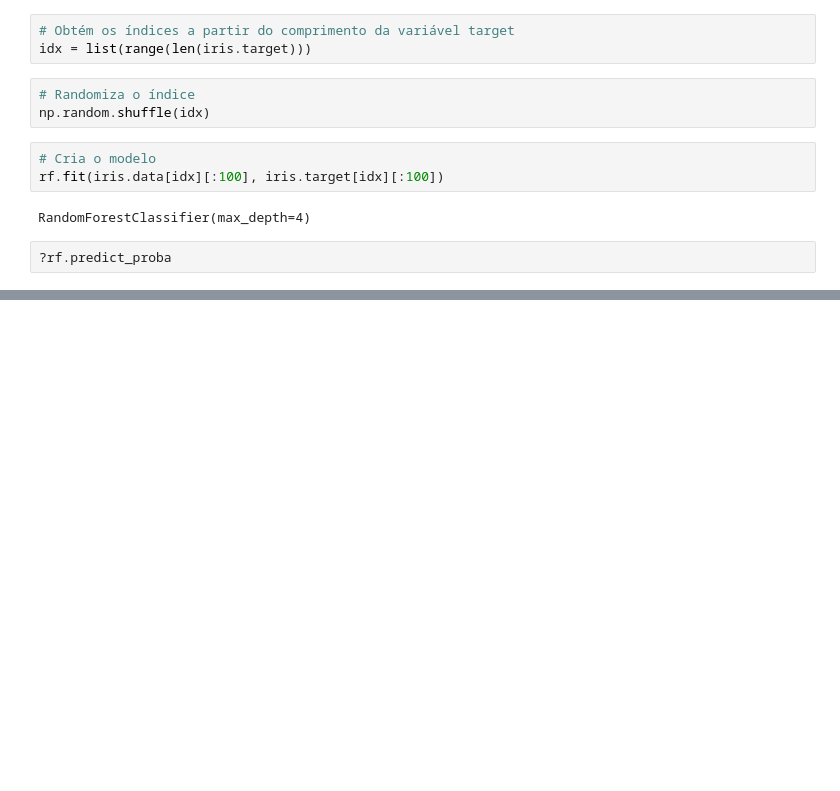
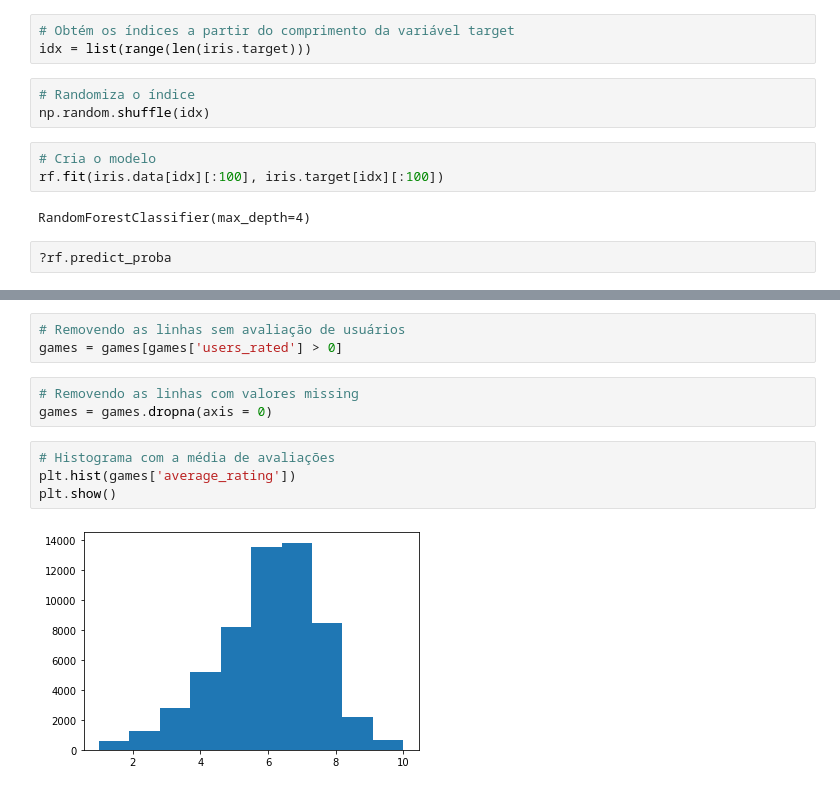
Before and after one commit to michelaap/notebooks, a Jupyter notebook: machine-learning/random_forest.ipynb, the cells around one changed output, grey strips where cells are left out. Saved outputs shown, nothing was run; the diff lists cells and outputs as text; blank space fills up the shorter version.

```diff
--- a/machine-learning/random_forest.ipynb
+++ b/machine-learning/random_forest.ipynb
@@ -227,0 +345,12 @@ petal width (cm) [-0.15821463 -0.21126005  0.36947468]
+# %%
+# Removendo as linhas sem avaliação de usuários
+games = games[games['users_rated'] > 0]
+# %%
+# Removendo as linhas com valores missing
+games = games.dropna(axis = 0)
+# %%
+# Histograma com a média de avaliações
+plt.hist(games['average_rating'])
+plt.show()
+# %% [output]
+[figure, added]
```
Also changed, not shown: parts of 32 cells of this notebook, 2 other files.
